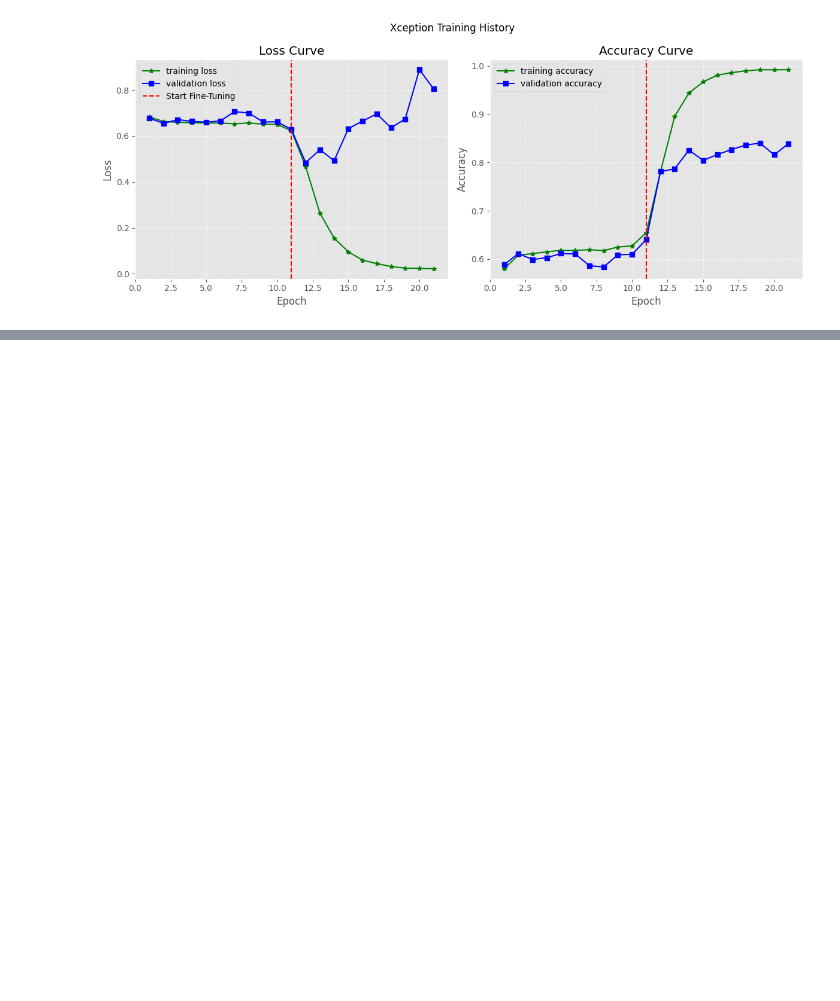
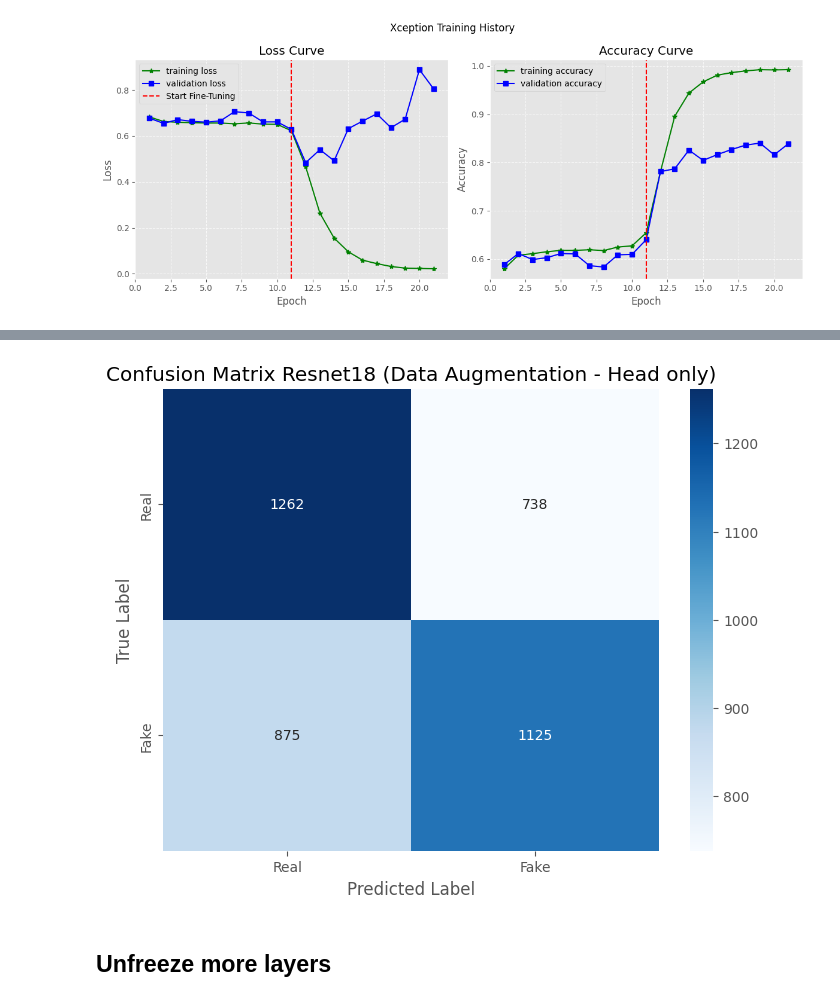
Before and after one commit to DangCongKhai/deep_fake_detection, a Jupyter notebook: notebooks/resnet18_image_classification.ipynb, the cells around one changed output, grey strips where cells are left out. Cells and saved outputs as stored; diff of their text form; code cells hidden in the pictures; blank space fills up the shorter version.

```diff
--- a/notebooks/resnet18_image_classification.ipynb
+++ b/notebooks/resnet18_image_classification.ipynb
@@ -901,0 +1045,14 @@ Clipping input data to the valid range for imshow with RGB data ([0..1] for floa
+# %%
+targets, preds = get_target_pred(model, val_loader)
+# %%
+plot_confusion_matrix_heatmap(
+    targets,
+    preds,
+    f"Confusion Matrix Resnet18 (Data Augmentation - Head only)",
+    saved_path=f"{model_saved_name}_cfm.png",
+    class_names=["Real", "Fake"],
+)
+# %% [output]
+[figure, added]
+# %% [markdown]
+## Unfreeze more layers
```
Also changed, not shown: parts of 33 cells of this notebook.
